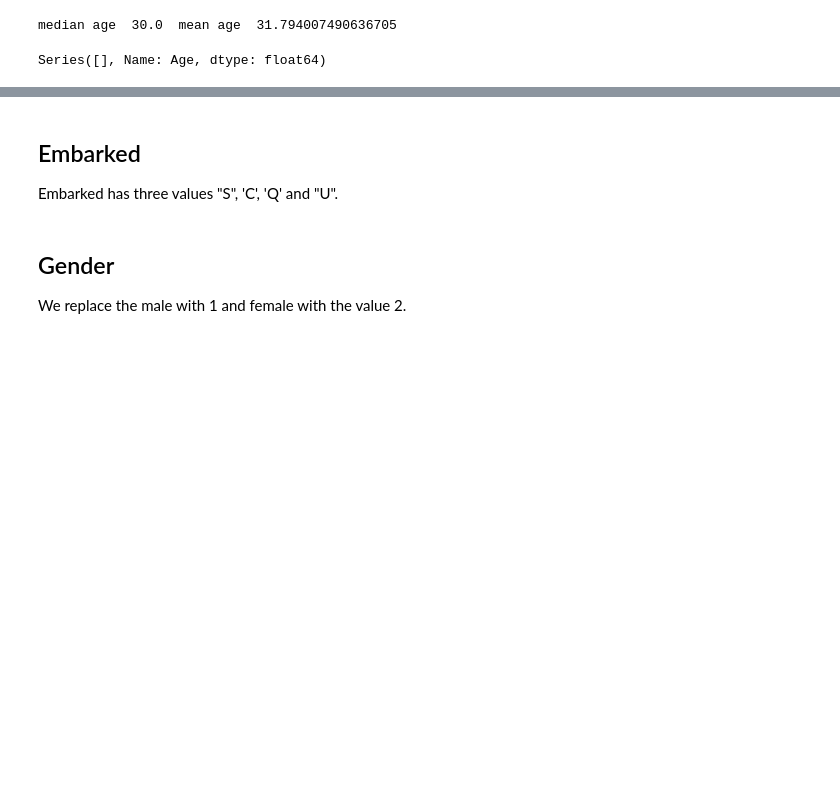
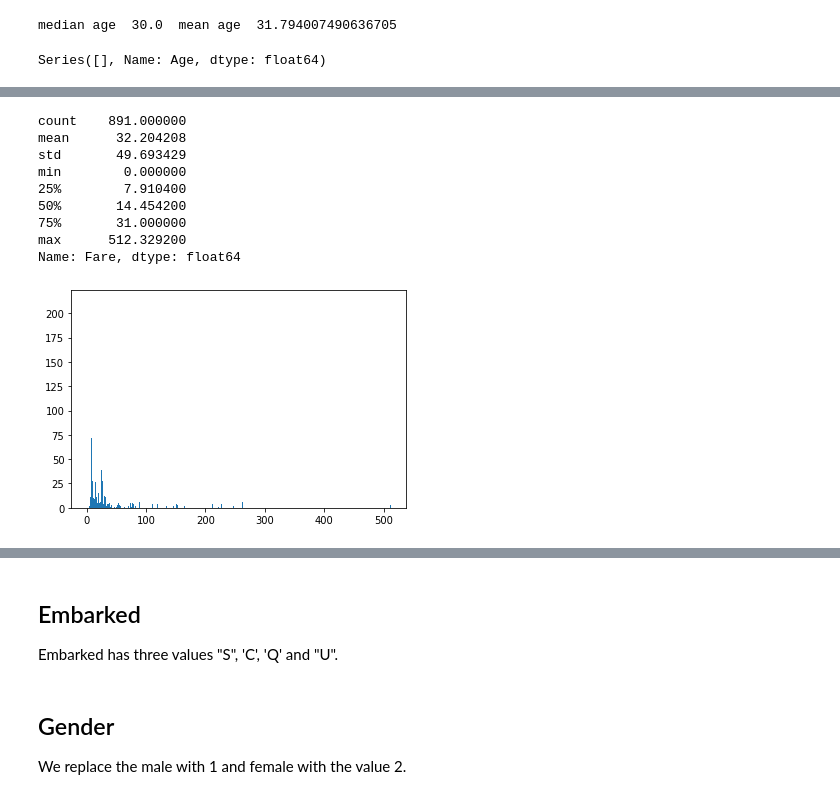
Before and after one commit to patRyserWelch8/KaggleTitanic, a Jupyter notebook: titanic.ipynb, the cells around one changed output, grey strips where cells are left out. Drawn from its saved outputs; the diff is of its cells as text; code cells hidden in the pictures; blank space fills up the shorter version.

```diff
--- a/titanic.ipynb
+++ b/titanic.ipynb
@@ -639,7 +639,7 @@ print("median age ", median_parents, " mean age ", mean_parents)
 # %% [output]
 median age  30.0  mean age  32.426127527216174
 # %%
-filter_rows    = (titanic_train["Age"].isnull()) & (titanic_train["Parch"] >= 0.0) & (titanic_train["SibSp"] == 0.0)
+filter_rows    = (titanic_train["Age"].isnull()) & (titanic_train["Parch"] >= 0.0) & (titanic_train["SibSp"] >= 0.0)
 titanic_train.loc[filter_rows, "Age"] = median_parents
 titanic_train.loc[filter_rows, "Age"]
 # %% [output]
@@ -769,5 +758,17 @@ temp
 # %%
-plt.hist(titanic_train.Fare, bins=200)
+plt.hist(titanic_train.Fare, bins=512)
+titanic_train.Fare.describe()
+# %% [output]
+count    891.000000
+mean      32.204208
+std       49.693429
+min        0.000000
+25%        7.910400
+50%       14.454200
+75%       31.000000
+max      512.329200
+Name: Fare, dtype: float64
+[figure, added]
 # %%
 fig, ax = plt.subplots(figsize=(10,8))
 plt.suptitle('')
```
Also changed, not shown: parts of 30 cells of this notebook.
